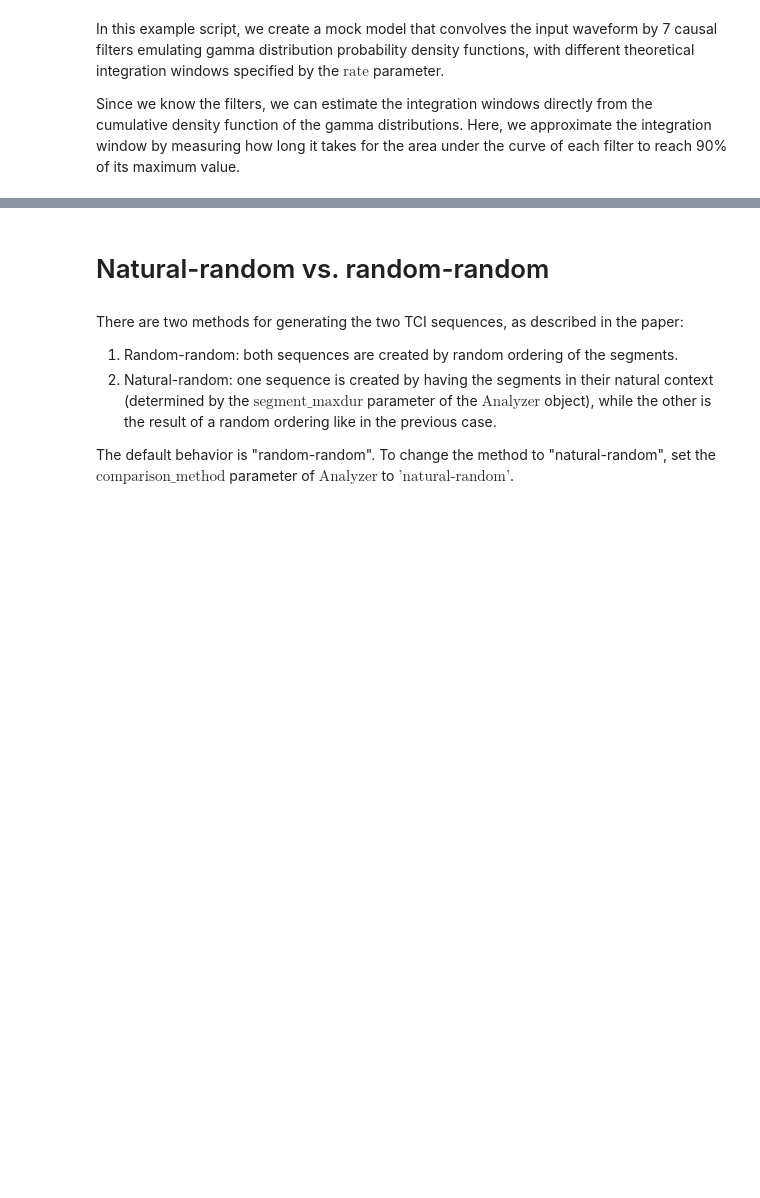
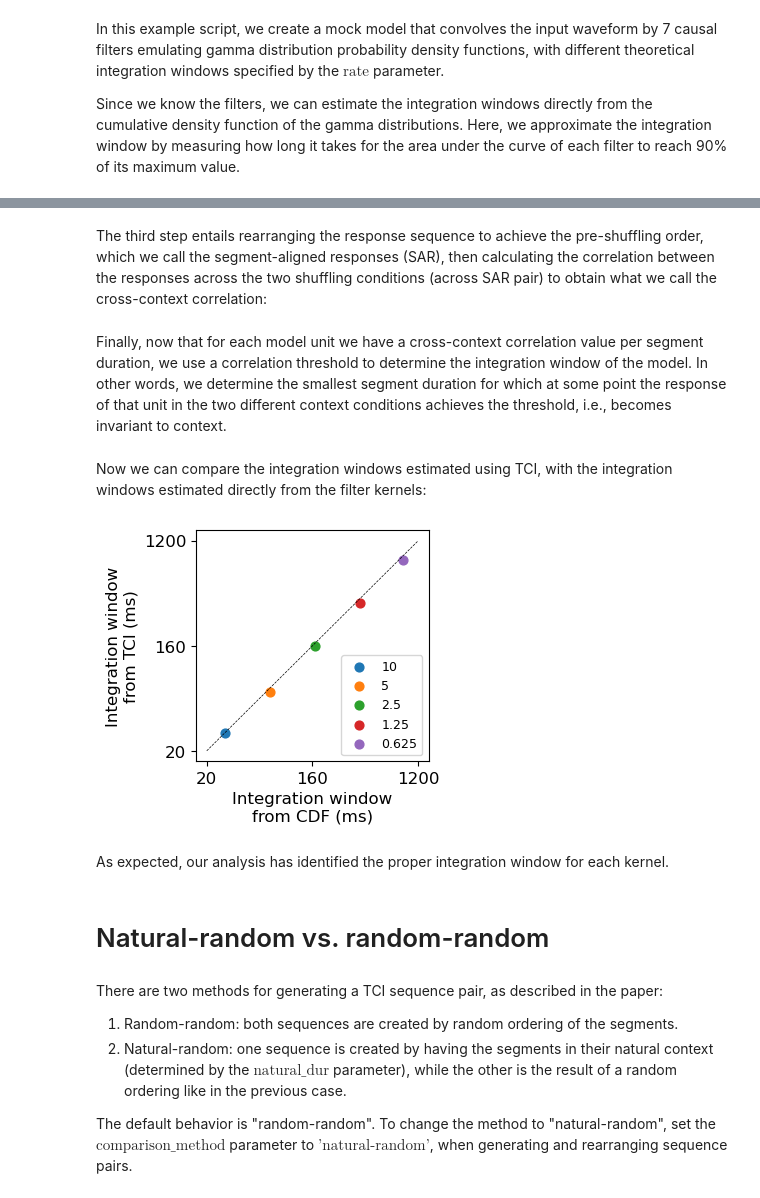
Before and after one commit to naplab/PyTCI, a Jupyter notebook: Examples/Example-Toy.ipynb, the cells around one changed output, grey strips where cells are left out. Drawn from its saved outputs; the diff is of its cells as text; code cells hidden in the pictures; blank space fills up the shorter version.

```diff
--- a/Examples/Example-Toy.ipynb
+++ b/Examples/Example-Toy.ipynb
@@ -236,0 +122,14 @@ plt.show()
+# %%
+# Default list of segment durations from 20ms to 2.48s
+segment_durs = tci.SEGMENT_DURS
+
+# Generate all sequence pairs
+sequence_pairs = tci.generate_sequence_pair(stimuli, in_sr, segment_durs)
+
+print('Sequence pair for segment duration of 280ms:')
+ipd.display(ipd.Audio(sequence_pairs[10][0][:4*in_sr].T, rate=in_sr))
+ipd.display(ipd.Audio(sequence_pairs[10][1][:4*in_sr].T, rate=in_sr))
+
+print('Sequence pair for segment duration of 1.72s:')
+ipd.display(ipd.Audio(sequence_pairs[20][0][:4*in_sr].T, rate=in_sr))
+ipd.display(ipd.Audio(sequence_pairs[20][1][:4*in_sr].T, rate=in_sr))
@@ -236,0 +160,10 @@ plt.show()
+# %% [markdown]
+The third step entails rearranging the response sequence to achieve the pre-shuffling order, which we call the segment-aligned responses (SAR), then calculating the correlation between the responses across the two shuffling conditions (across SAR pair) to obtain what we call the cross-context correlation:
+# %%
+SAR_pairs = tci.rearrange_sequence_pair(
+    response_pairs, out_sr, segment_durs
+)
+
+cross_context_corrs = tci.cross_context_corrs(SAR_pairs)
+# %% [markdown]
+Finally, now that for each model unit we have a cross-context correlation value per segment duration, we use a correlation threshold to determine the integration window of the model. In other words, we determine the smallest segment duration for which at some point the response of that unit in the two different context conditions achieves the threshold, i.e., becomes invariant to context.
@@ -237,8 +174,25 @@ plt.show()
+# %% [markdown]
+Now we can compare the integration windows estimated using TCI, with the integration windows estimated directly from the filter kernels:
+# %%
+plt.figure(figsize=(3, 3))
+plt.plot(np.log([0.06, 1.5]), np.log([0.06, 1.5]), 'k--', linewidth=0.5)
+for i, rate in enumerate(rates):
+    plt.scatter(np.log(intwin_cdf[i]), np.log(intwin_tci[i]), 40, label=rate)
+plt.xticks(np.log([0.06, 0.3, 1.5]), [20, 160, 1200], fontsize=12)
+plt.yticks(np.log([0.06, 0.3, 1.5]), [20, 160, 1200], fontsize=12)
+plt.xlabel('Integration window\nfrom CDF (ms)', fontsize=12)
+plt.ylabel('Integration window\nfrom TCI (ms)', fontsize=12)
+plt.legend(loc='lower right', fontsize=9)
+plt.show()
+# %% [output]
+[figure, added]
+# %% [markdown]
+As expected, our analysis has identified the proper integration window for each kernel.
 # %% [markdown]
 # Natural-random vs. random-random
 # %% [markdown]
-There are two methods for generating the two TCI sequences, as described in the paper:
+There are two methods for generating a TCI sequence pair, as described in the paper:
 1. Random-random: both sequences are created by random ordering of the segments.
-2. Natural-random: one sequence is created by having the segments in their natural context (determined by the $\text{segment_maxdur}$ parameter of the $\text{Analyzer}$ object), while the other is the result of a random ordering like in the previous case.
+2. Natural-random: one sequence is created by having the segments in their natural context (determined by the $\text{natural_dur}$ parameter), while the other is the result of a random ordering like in the previous case.
 
-The default behavior is "random-random". To change the method to "natural-random", set the $\text{comparison_method}$ parameter of $\text{Analyzer}$ to $\text{'natural-random'}$.
+The default behavior is "random-random". To change the method to "natural-random", set the $\text{comparison_method}$ parameter to $\text{'natural-random'}$, when generating and rearranging sequence pairs.
```
Also changed, not shown: parts of 64 cells of this notebook, 6 other files.
